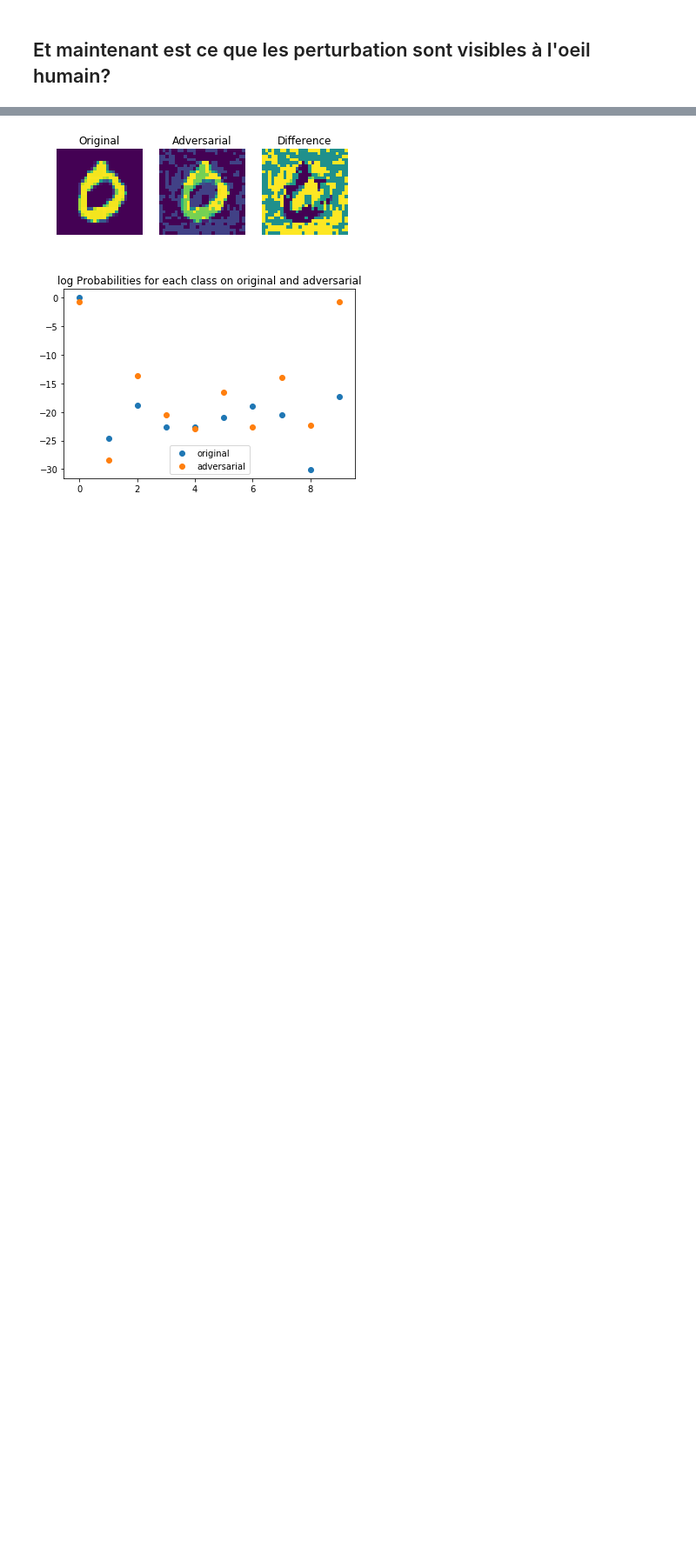
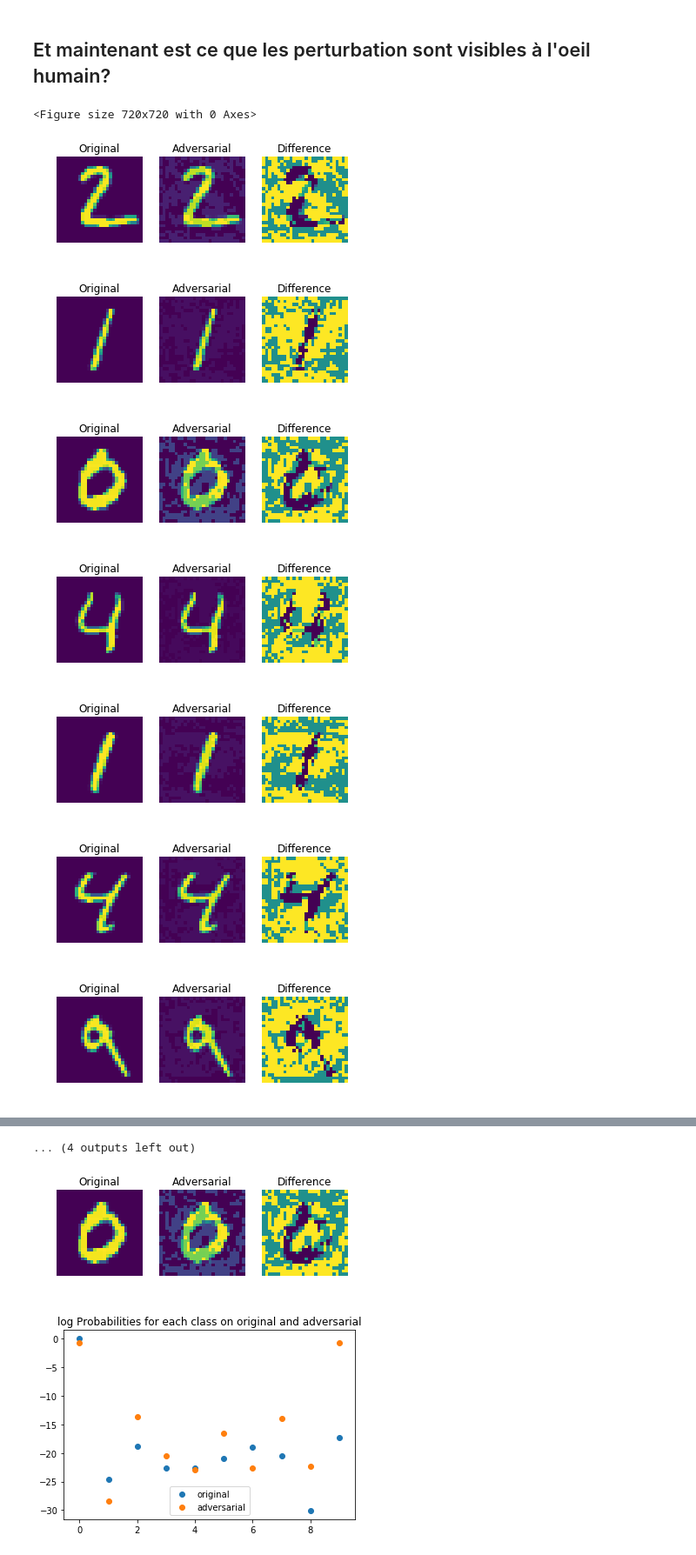
Before and after one commit to MSBigData2019/Guillaume_QUISPE, a Jupyter notebook: INFMDI780/mnistfgsm.ipynb, the cells around one changed output, grey strips where cells are left out. Shown at 87% size. Saved outputs shown, nothing was run; the diff lists cells and outputs as text; code cells hidden in the pictures; blank space fills up the shorter version.

```diff
--- a/INFMDI780/mnistfgsm.ipynb
+++ b/INFMDI780/mnistfgsm.ipynb
@@ -303,3 +324,30 @@ plt.show()
 [figure]
 # %% [markdown]
 ## Et maintenant est ce que les perturbation sont visibles à l'oeil humain?
+# %%
+f = plt.figure(figsize=(10,10))
+
+
+for i in range(1, 16):
+    #plt.subplot(4, 4, i)
+    plotAdvOri(imgAttacks[i].img_original.reshape(28,28),imgAttacks[i].img_adversarial.reshape(28,28))
+
+    #plt.scatter(np.arange(10), np.log(imgAttacks[i].predictions_original), label="original")
+    #plt.scatter(np.arange(10), np.log(imgAttacks[i].predictions_adversarial), label="adversarial")
+    #plt.legend(loc=4)
+    #plt.title("Img N° {}".format(i))
+
+plt.title("16 first Attacks ")
+
+
+plt.show()
+#plotAdvOri(imgAttack1Exp.img_original.reshape(28,28),imgAttack1Exp.img_adversarial.reshape(28,28))
+# %% [output]
+<Figure size 720x720 with 0 Axes>
+[figure, added]
+[figure, added]
+[figure, added]
+[figure, added]
+[figure, added]
+[figure, added]
+[figure, added]
@@ -306,2 +358,3 @@ plt.show()
+... (4 outputs left out)
 # %%
 attackEps = foolbox.attacks.FGSM(gmodel)
```
Also changed, not shown: parts of 3 cells of this notebook.
